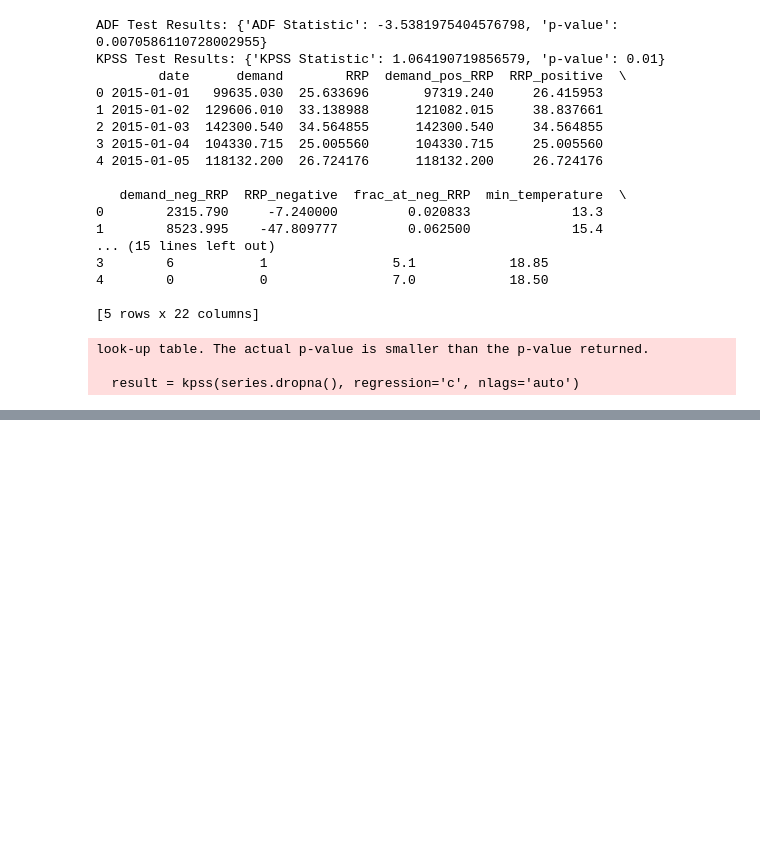
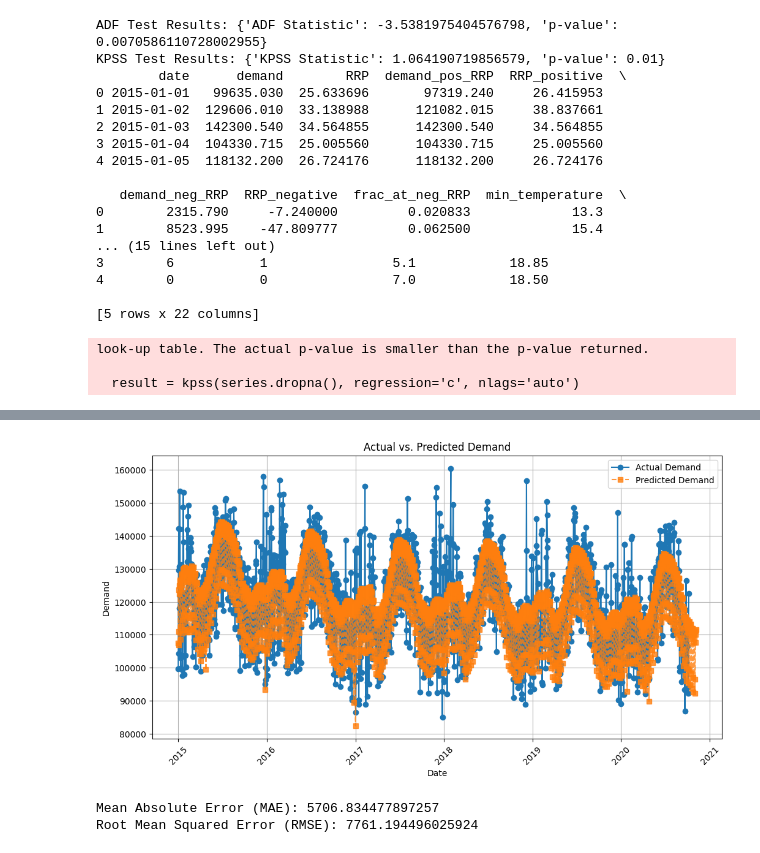
Before and after one commit to amalsalilan/Electricity_Demand-and_Price_ForecastingInfosys_Internship_Oct2025, a Jupyter notebook: Electricity_Forecasting_And_Price_Prediction.ipynb, the cells around one changed output, grey strips where cells are left out. Cells and saved outputs as stored; diff of their text form; code cells hidden in the pictures; blank space fills up the shorter version.

```diff
--- a/Electricity_Forecasting_And_Price_Prediction.ipynb
+++ b/Electricity_Forecasting_And_Price_Prediction.ipynb
@@ -398,0 +457,28 @@ look-up table. The actual p-value is smaller than the p-value returned.
+# %%
+# Prepare the dataframe
+df = df.rename(columns={"date": "ds", "demand": "y"})
+df = df[["ds", "y"]]  # Only keep date and demand columns
+
+# Using Prophet Model
+model = Prophet()
+model.add_country_holidays(country_name='AU')
+
+# Fit the model
+model.fit(df)
+
+# Make future dataframe
+future = model.make_future_dataframe(periods=30)
+forecast = model.predict(future)
+
+# Plotting the results
+plt.figure(figsize=(12, 6))
+plt.plot(df["ds"], df["y"], label="Actual Demand", marker='o', linestyle="-")
+plt.plot(forecast["ds"], forecast["yhat"], label="Predicted Demand", marker='s', linestyle="--", alpha=0.8)
+plt.xlabel("Date")
+plt.ylabel("Demand")
+plt.title("Actual vs. Predicted Demand")
+plt.legend()
+plt.xticks(rotation=45)
+plt.grid(True)
+plt.show()
+# %% [output]
@@ -398,0 +487,12 @@ look-up table. The actual p-value is smaller than the p-value returned.
+[figure, added]
+# %%
+from sklearn.metrics import mean_absolute_error,mean_squared_error
+actual_demand = df[df['ds'].isin(forecast['ds'])]['y']
+predicted_demand = forecast[forecast['ds'].isin(df['ds'])]['yhat']
+mae = mean_absolute_error(actual_demand, predicted_demand)
+rmse = np.sqrt(mean_squared_error(actual_demand, predicted_demand))
+print(f'Mean Absolute Error (MAE): {mae}')
+print(f'Root Mean Squared Error (RMSE): {rmse}')
+# %% [output]
+Mean Absolute Error (MAE): 5706.834477897257
+Root Mean Squared Error (RMSE): 7761.194496025924
```
Also changed, not shown: parts of 8 cells of this notebook.
